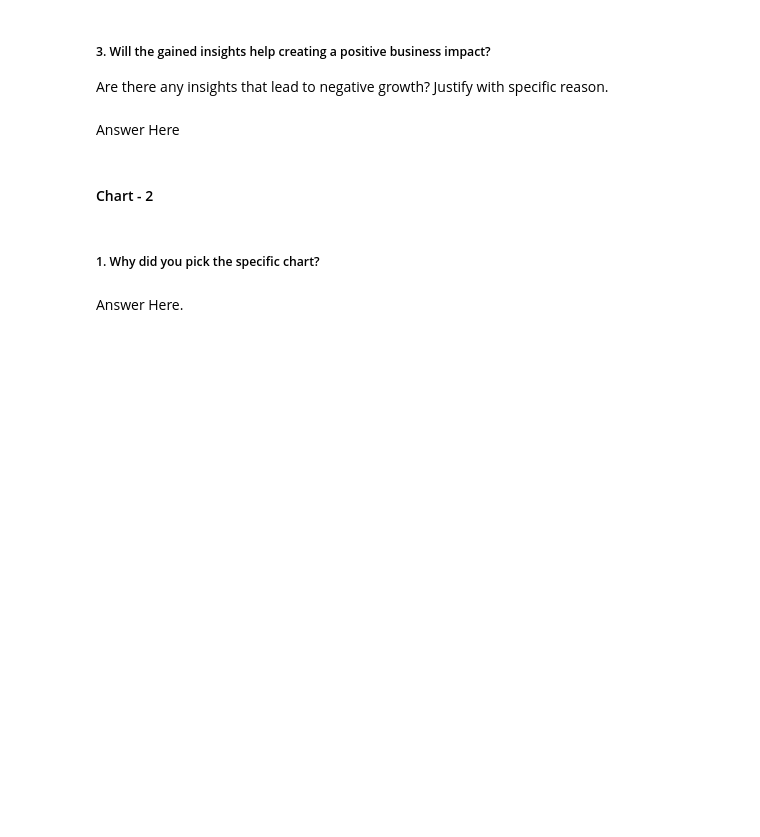
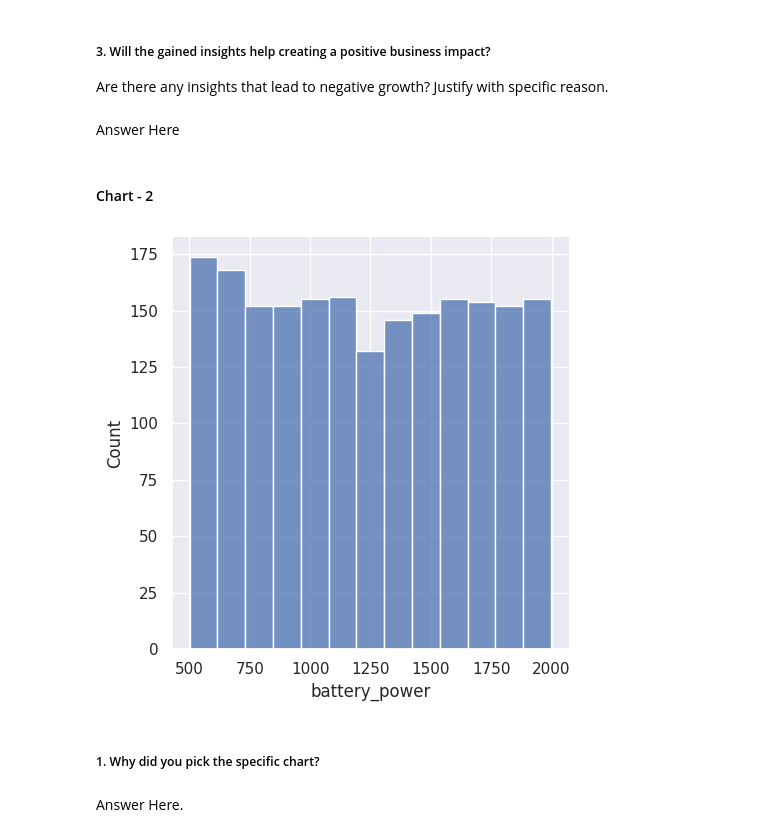
Before and after one commit to ash260498/-Datascience, a Jupyter notebook: Mobile_Price_range_prediction_Aswathi.ipynb, the cells around one changed output. Saved outputs shown, nothing was run; the diff lists cells and outputs as text; code cells hidden in the pictures; blank space fills up the shorter version.

```diff
--- a/Mobile_Price_range_prediction_Aswathi.ipynb
+++ b/Mobile_Price_range_prediction_Aswathi.ipynb
@@ -158,3 +361,10 @@ Answer Here
+# %%
+# Chart - 2 visualization code
+sns.set(rc={'figure.figsize':(5,5)})
+ax=sns.displot(df["battery_power"])
+plt.show()
+# %% [output]
+[figure, added]
 # %% [markdown]
 ##### 1. Why did you pick the specific chart?
 # %% [markdown]
```
Also changed, not shown: parts of 83 cells of this notebook.
